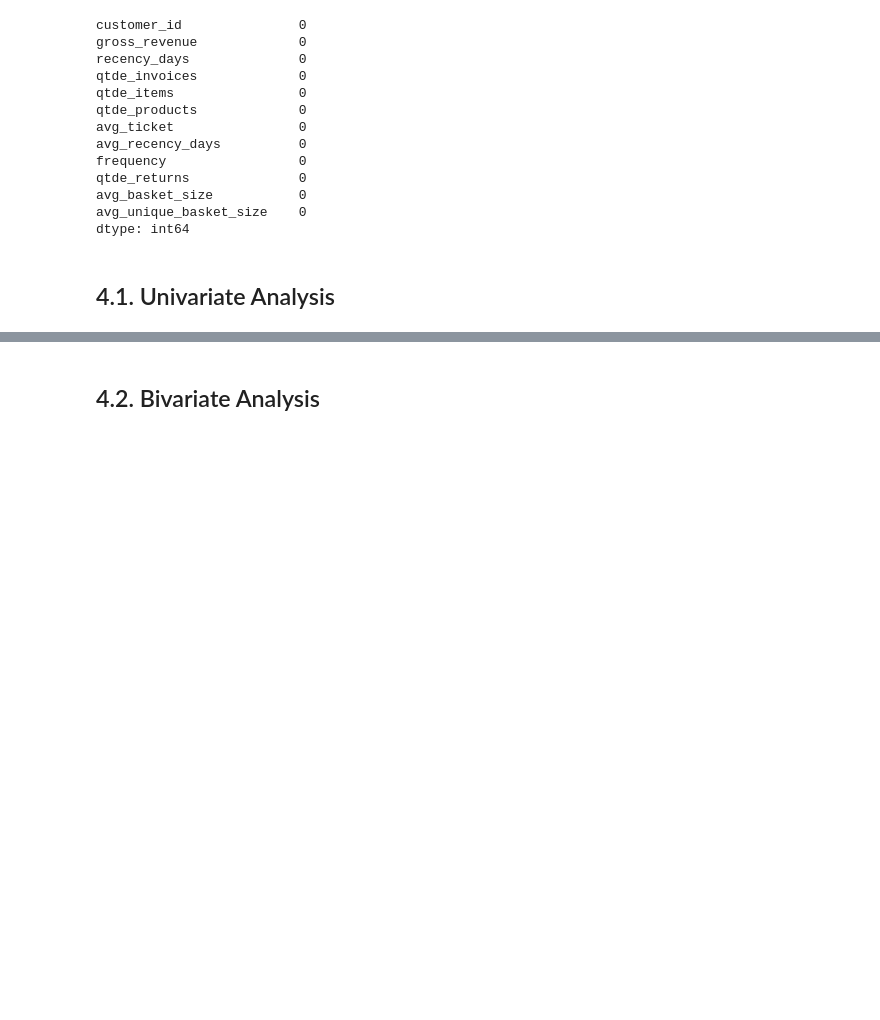
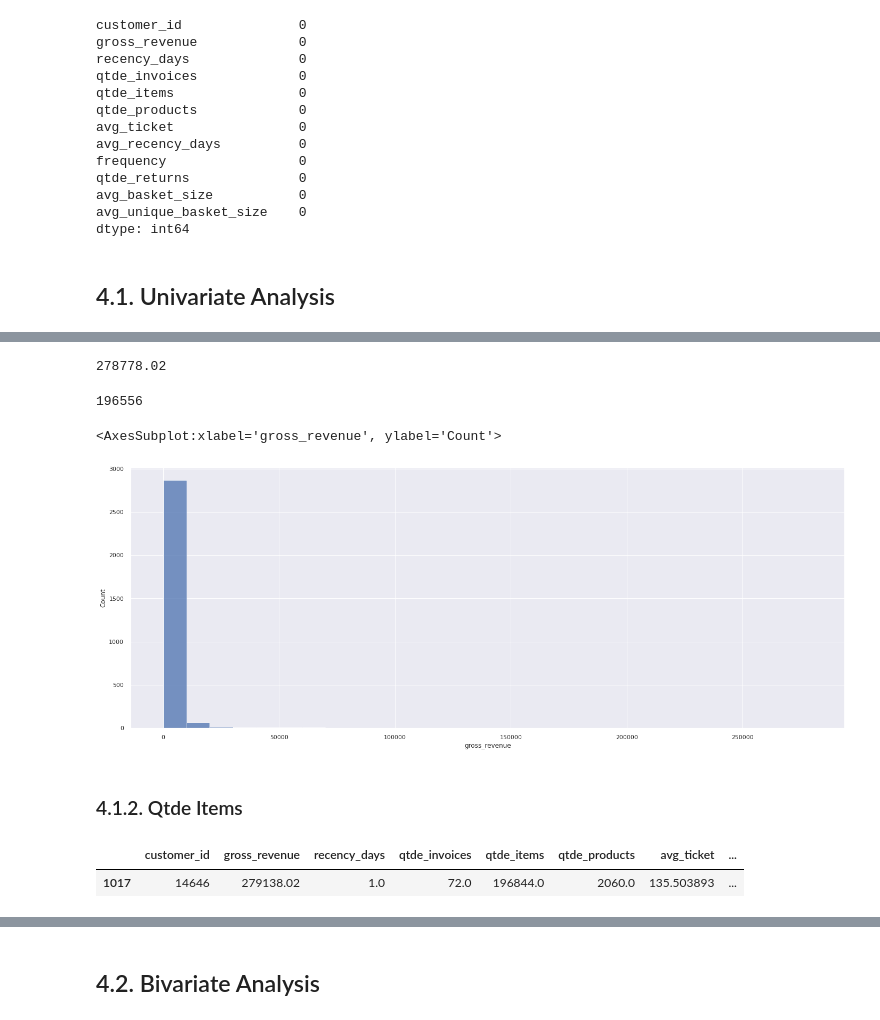
Before and after one commit to tadeucbm/insiders_clustering, a Jupyter notebook: notebooks/c05_insiders_clustering-EDA.ipynb, the cells around one changed output, grey strips where cells are left out. Cells and saved outputs as stored; diff of their text form; code cells hidden in the pictures; blank space fills up the shorter version.

```diff
--- a/notebooks/c05_insiders_clustering-EDA.ipynb
+++ b/notebooks/c05_insiders_clustering-EDA.ipynb
@@ -476,6 +479,8 @@ df2 = df2.drop(columns='description', axis=1)
 # map
 df2 = df2[~df2['country'].isin(['European Comunity', 'Unspecified'])]
 
+# bad users
+df2 = df2[~df2['customer_id'].isin([16446])]
 
 df2_returns = df2.loc[df2['quantity'] < 0, :]
 df2_purchases = df2.loc[df2['quantity'] >= 0, :]
@@ -630,11 +631,14 @@ df_purchase = df2[['customer_id', 'invoice_date']].drop_duplicates().groupby('cu
 # %%
-df_aux = df2[['customer_id', 'invoice_no', 'invoice_date']].drop_duplicates().groupby('customer_id').agg(max_=('invoice_date', 'max'),
-                                                                                                         min_=('invoice_date', 'min'),
-                                                                                                         days_=('invoice_date', lambda x: ((x.max() - x.min()).days) + 1),
-                                                                                                         buy_=('invoice_no', 'count')).reset_index()
+df_aux = ( df2_purchases[['customer_id', 'invoice_no', 'invoice_date']].drop_duplicates()
+                                                             .groupby( 'customer_id')
+                                                             .agg( max_ = ( 'invoice_date', 'max' ),
+                                                                   min_ = ( 'invoice_date', 'min' ),
+                                                                   days_= ( 'invoice_date', lambda x: ( ( x.max() - x.min() ).days ) + 1 ),
+                                                                   buy_ = ( 'invoice_no', 'count' ) ) ).reset_index()
+# Frequency
+df_aux['frequency'] = df_aux[['buy_', 'days_']].apply( lambda x: x['buy_'] / x['days_'] if  x['days_'] != 0 else 0, axis=1 )
 
-# frequency
-df_aux['frequency'] = df_aux[['buy_', 'days_']].apply(lambda x: x['buy_'] / x['days_'] if x['days_'] != 0 else 0, axis=1)
+# Merge
+df_ref = pd.merge( df_ref, df_aux[['customer_id', 'frequency']], on='customer_id', how='left' )
 
-# merge
-df_ref = pd.merge(df_ref, df_aux[['customer_id', 'frequency']], how='left', on='customer_id')
+df_ref.isna().sum()
@@ -797,0 +804,20 @@ df3.loc[df3['customer_id'] == 14646, 'quantity'].sum()
+# %%
+np.sum(df3.loc[df3['customer_id'] == 14646, 'quantity'] * df3.loc[df3['customer_id'] == 14646, 'unit_price'])
+# %% [output]
+278778.02
+# %%
+df3.loc[df3['customer_id'] == 14646, 'quantity'].sum()
+# %% [output]
+196556
+# %%
+sns.histplot(df4['gross_revenue'], binwidth=10000)
+# %% [output]
+<AxesSubplot:xlabel='gross_revenue', ylabel='Count'>
+[figure, added]
+# %% [markdown]
+### 4.1.2. Qtde Items
+# %%
+df4[df4['customer_id'] == 14646].head(30)
+# %% [output]
+|  | customer_id | gross_revenue | recency_days | qtde_invoices | qtde_items | qtde_products | avg_ticket | ... |
+| 1017 | 14646 | 279138.02 | 1.0 | 72.0 | 196844.0 | 2060.0 | 135.503893 | ... |
```
Also changed, not shown: parts of 50 cells of this notebook, 7 other files.
